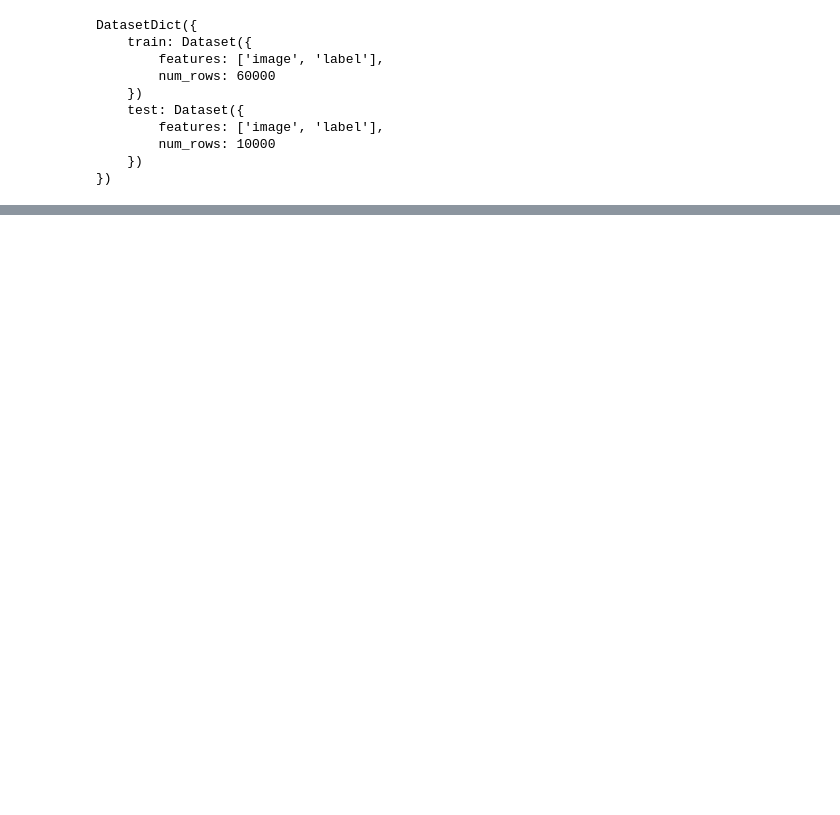
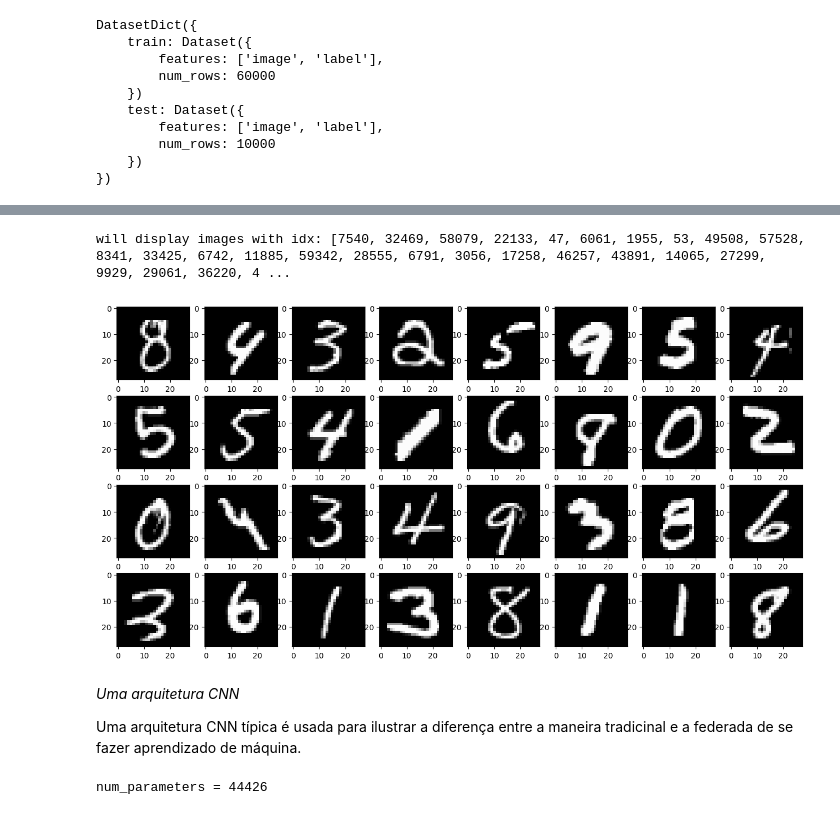
Before and after one commit to manuelamfo/exercicios_MachineLearning, a Jupyter notebook: exercicio_Flower.ipynb, the cells around one changed output, grey strips where cells are left out. Cells and saved outputs as stored; diff of their text form; code cells hidden in the pictures; blank space fills up the shorter version.

```diff
--- a/exercicio_Flower.ipynb
+++ b/exercicio_Flower.ipynb
@@ -54,0 +102,32 @@ bar = plt.bar(all_labels_counts.keys())
+# %%
+# visualizo 32 imagens do conjunto de dados
+import random
+import numpy as np
+from PIL import Image
+import io
+
+def visualise_n_random_examples(trainset_, n: int, verbose: bool = True):
+  trainset_data = [Image.open(io.BytesIO(entry[0].as_py())) for entry in trainset_.data[0]] # consigo as imagens
+  idx = list(range(len(trainset_data))) # crio uma lista de índices em order crescente com base no tamanho do meu conjunto de dados de treino
+  random.shuffle(idx) # embaralho os índices da lista
+  idx = idx[:n] # pego os primeiros n índices da lista embaralhada
+  if verbose:
+    print(f"will display images with idx: {idx}")
+
+  # construo o quadro que será utilizado para imprimir as imagens
+  num_cols = 8
+  num_rows = int(np.ceil(len(idx) / num_cols))
+  fig, axs = plt.subplots(figsize=(16, num_rows * 2), nrows=num_rows, ncols=num_cols)
+
+  # exibo as imagens no quadro
+  for c_i, i in enumerate(idx):
+    axs.flat[c_i].imshow(trainset_data[i], cmap="gray")
+
+visualise_n_random_examples(mnist["train"], n=32)
+# %% [output]
+will display images with idx: [7540, 32469, 58079, 22133, 47, 6061, 1955, 53, 49508, 57528, 8341, 33425, 6742, 11885, 59342, 28555, 6791, 3056, 17258, 46257, 43891, 14065, 27299, 9929, 29061, 36220, 4 ...
+[figure, added]
+# %% [markdown]
+*Uma arquitetura CNN*
+
+Uma arquitetura CNN típica é usada para ilustrar a diferença entre a maneira tradicinal e a federada de se fazer aprendizado de máquina.
@@ -54,0 +156,6 @@ bar = plt.bar(all_labels_counts.keys())
+# %%
+model = Net(num_classes=10)
+num_parameters = sum(value.numel() for value in model.state_dict().values())
+print(f"{num_parameters = }")
+# %% [output]
+num_parameters = 44426
```
Also changed, not shown: parts of 5 cells of this notebook.
